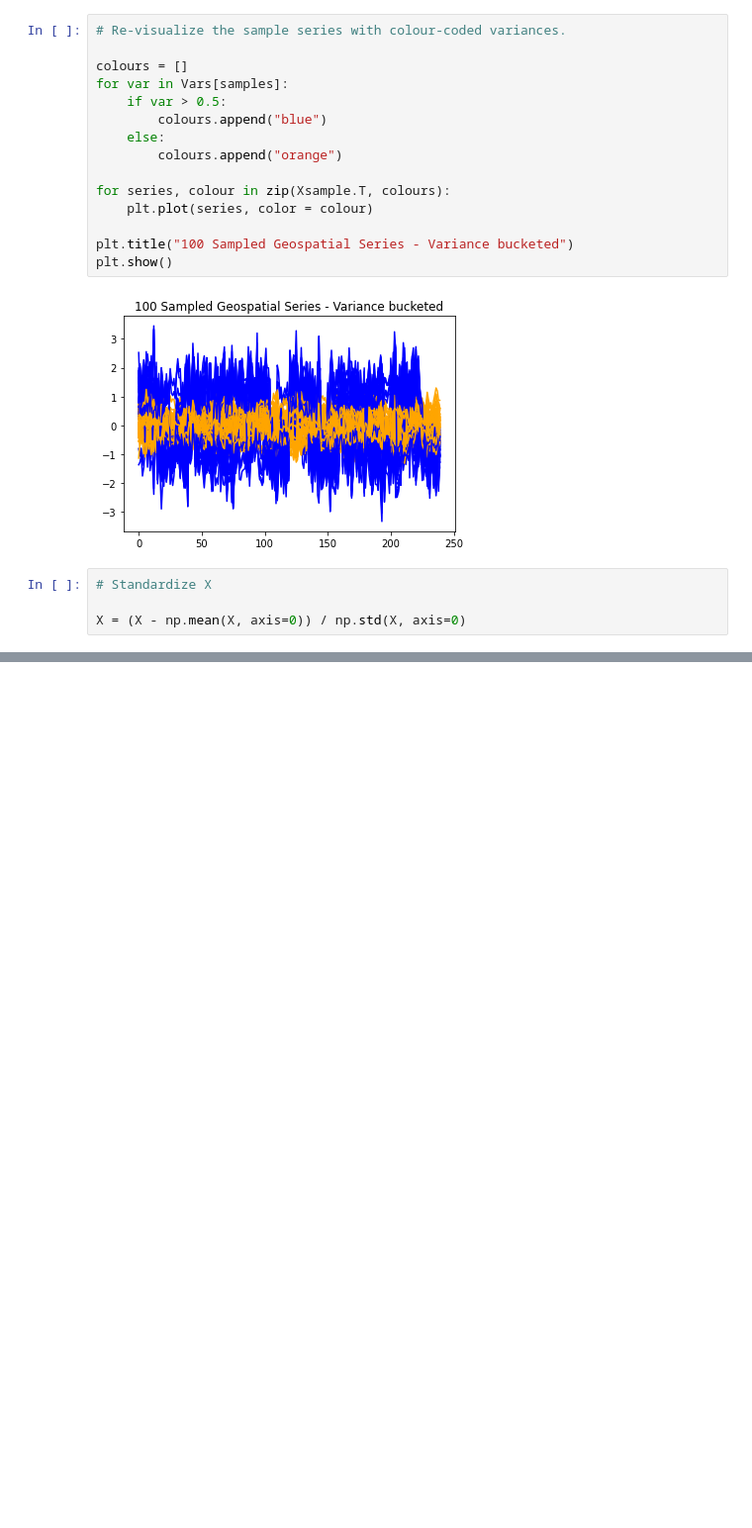
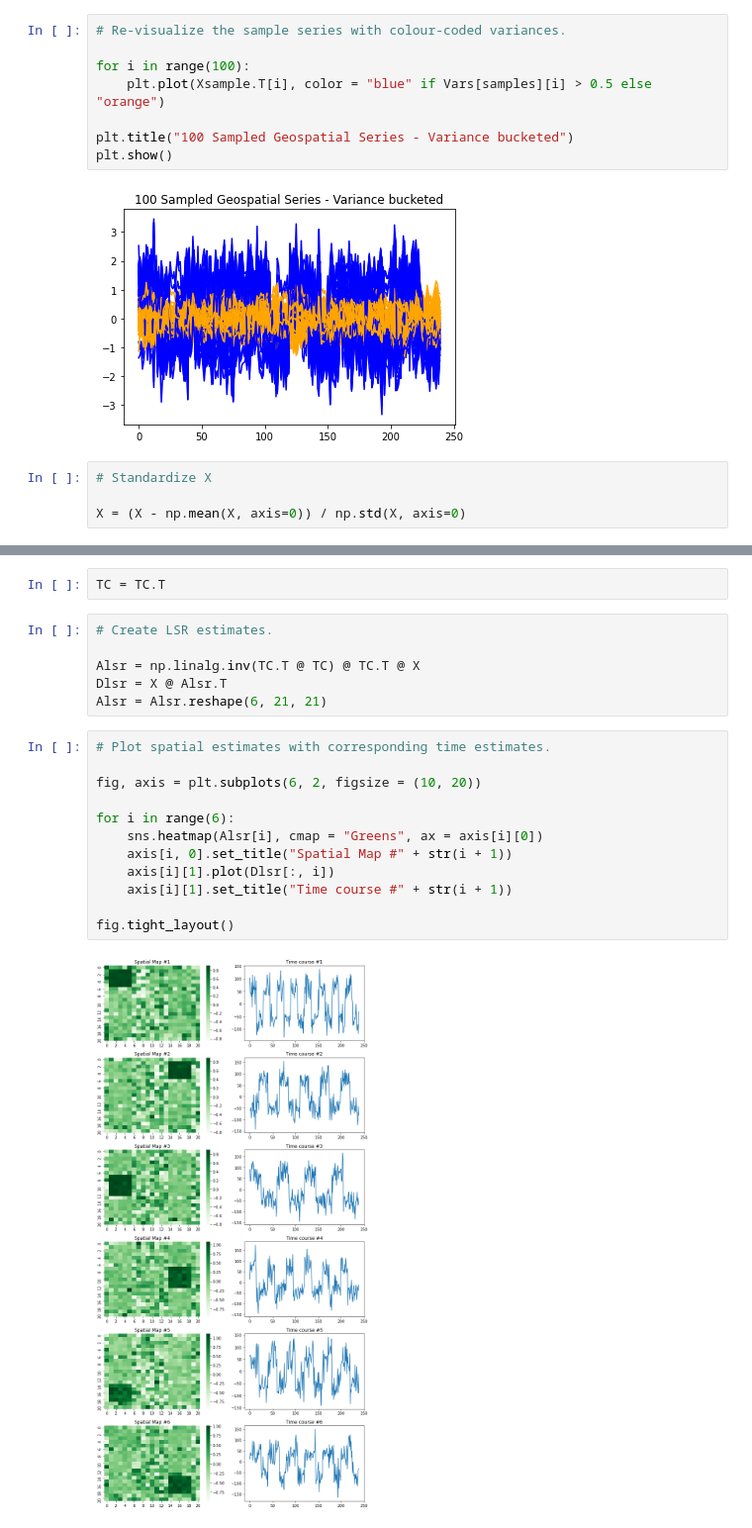
Before and after one commit to Sorgl0s/MAST30034_Assignment1, a Jupyter notebook: Assignment 1 JPNB.ipynb, the cells around one changed output, grey strips where cells are left out. Shown: that part at 99% size. Saved outputs shown, nothing was run; the diff lists cells and outputs as text; blank space fills up the shorter version.

```diff
--- a/Assignment 1 JPNB.ipynb
+++ b/Assignment 1 JPNB.ipynb
@@ -173,15 +177,8 @@ plt.show()
 # %%
 # Re-visualize the sample series with colour-coded variances.
 
-colours = []
-for var in Vars[samples]:
-    if var > 0.5:
-        colours.append("blue")
-    else:
-        colours.append("orange")
-
-for series, colour in zip(Xsample.T, colours):
-    plt.plot(series, color = colour)
+for i in range(100):
+    plt.plot(Xsample.T[i], color = "blue" if Vars[samples][i] > 0.5 else "orange")
 
 plt.title("100 Sampled Geospatial Series - Variance bucketed")
 plt.show()
@@ -193,0 +196,22 @@ X = (X - np.mean(X, axis=0)) / np.std(X, axis=0)
+# %%
+TC = TC.T
+# %%
+# Create LSR estimates.
+
+Alsr = np.linalg.inv(TC.T @ TC) @ TC.T @ X
+Dlsr = X @ Alsr.T
+Alsr = Alsr.reshape(6, 21, 21)
+# %%
+# Plot spatial estimates with corresponding time estimates.
+
+fig, axis = plt.subplots(6, 2, figsize = (10, 20))
+
+for i in range(6):
+    sns.heatmap(Alsr[i], cmap = "Greens", ax = axis[i][0])
+    axis[i, 0].set_title("Spatial Map #" + str(i + 1))
+    axis[i][1].plot(Dlsr[:, i])
+    axis[i][1].set_title("Time course #" + str(i + 1))
+
+fig.tight_layout()
+# %% [output]
+[figure, added]
```
Also changed, not shown: parts of 5 cells of this notebook.
